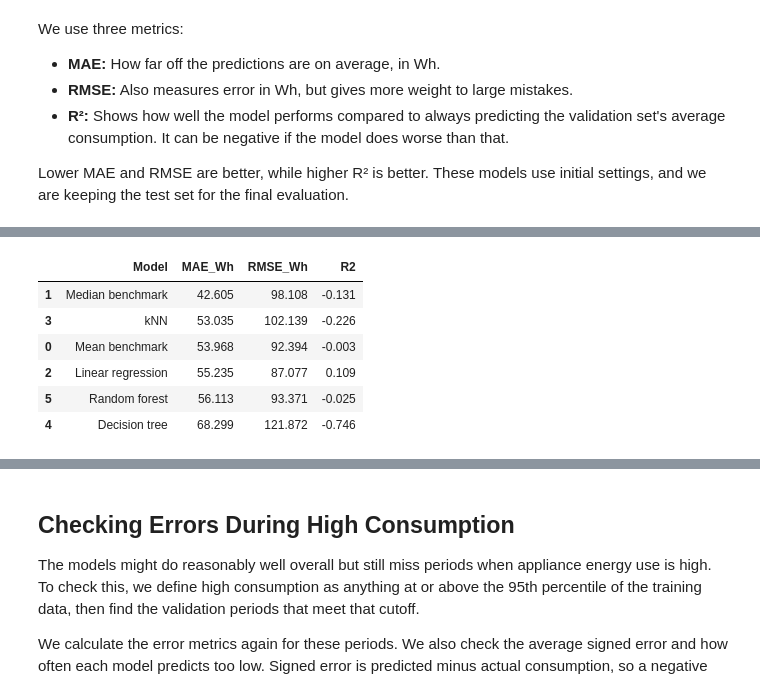
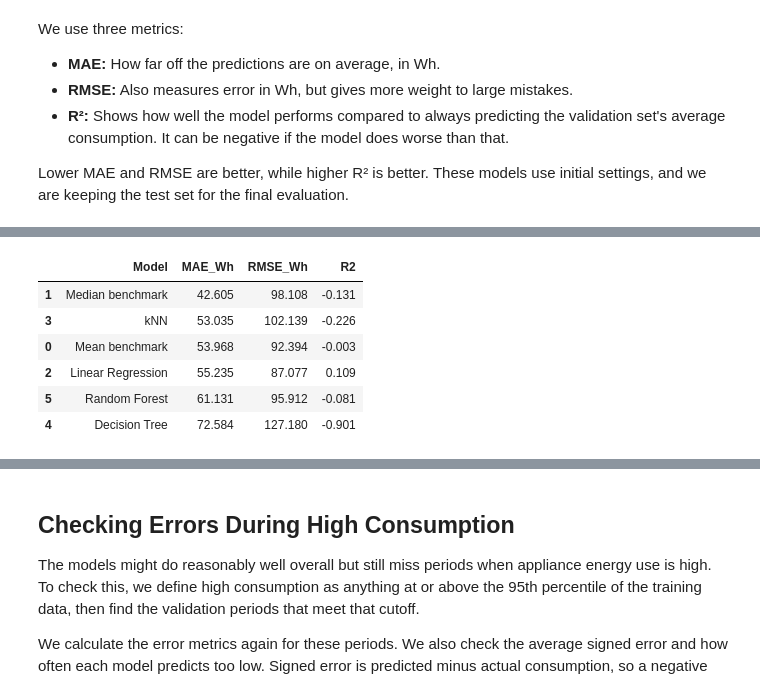
Before and after one commit to AndyLopezCoding/MachineLearningProject, a Jupyter notebook: MachineLearningProject.ipynb, the cells around one changed output, grey strips where cells are left out. Cells and saved outputs as stored; diff of their text form; code cells hidden in the pictures.

```diff
--- a/MachineLearningProject.ipynb
+++ b/MachineLearningProject.ipynb
@@ -40,7 +40,7 @@ print('Python:', platform.python_version())
 print('pandas:', pd.__version__)
 print('numpy:', np.__version__)
 print('matplotlib:', matplotlib.__version__)
-paths = [Path('energydata_complete.csv'), Path('energydata_complete(1).csv')]
+paths = [Path('energydata_complete.csv'), Path('energydata_complete.csv')]
 data_path = next((p for p in paths if p.is_file()), None)
 if data_path is None:
     raise FileNotFoundError('Put energydata_complete.csv beside this notebook.')
@@ -500,29 +638,9 @@ use initial settings, and we are keeping the test set for the final evaluation.
 # %%
-from sklearn.linear_model import LinearRegression
-from sklearn.tree import DecisionTreeRegressor
-from sklearn.ensemble import RandomForestRegressor
-from sklearn.metrics import mean_squared_error, r2_score
-
 X_validation = make_features(validation)
 y_validation = validation["appliances_energy_wh"]
 
-models = {
-    "Linear regression": LinearRegression(),
-    "kNN": Pipeline([
-        ("scale", StandardScaler()),
-        ("model", KNeighborsRegressor(n_neighbors=5)),
-    ]),
-    "Decision tree": DecisionTreeRegressor(
-        max_depth=10, min_samples_leaf=5, random_state=42
-    ),
-    "Random forest": RandomForestRegressor(
-        n_estimators=100,
-        max_depth=10,
-        min_samples_leaf=5,
-        random_state=42,
-        n_jobs=-1,
-    ),
-}
+# Fit fresh copies of the same pipelines used for cross validation.
+models = {name: clone(pipeline) for name, pipeline in model_suite.items()}
 
 validation_predictions = {
     "Mean benchmark": np.full(len(y_validation), y_train.mean()),
@@ -530,33 +648,33 @@ validation_predictions = {
 }
 
 for name, model in models.items():
     model.fit(X_train, y_train)
     validation_predictions[name] = model.predict(X_validation)
 
 
 def calculate_metrics(actual, predicted):
     return {
         "MAE_Wh": mean_absolute_error(actual, predicted),
         "RMSE_Wh": np.sqrt(mean_squared_error(actual, predicted)),
         "R2": (
             r2_score(actual, predicted)
             if len(actual) > 1 and np.unique(actual).size > 1
             else np.nan
         ),
     }
 
 
 results_table = pd.DataFrame([
     {"Model": name, **calculate_metrics(y_validation, predicted)}
     for name, predicted in validation_predictions.items()
 ]).sort_values("MAE_Wh")
 
 display(results_table.round(3))
 # %% [output]
 |  | Model | MAE_Wh | RMSE_Wh | R2 |
 | 1 | Median benchmark | 42.605 | 98.108 | -0.131 |
 | 3 | kNN | 53.035 | 102.139 | -0.226 |
 | 0 | Mean benchmark | 53.968 | 92.394 | -0.003 |
-| 2 | Linear regression | 55.235 | 87.077 | 0.109 |
-| 5 | Random forest | 56.113 | 93.371 | -0.025 |
-| 4 | Decision tree | 68.299 | 121.872 | -0.746 |
+| 2 | Linear Regression | 55.235 | 87.077 | 0.109 |
+| 5 | Random Forest | 61.131 | 95.912 | -0.081 |
+| 4 | Decision Tree | 72.584 | 127.180 | -0.901 |
```
Also changed, not shown: parts of 26 cells of this notebook, 8 other files.
